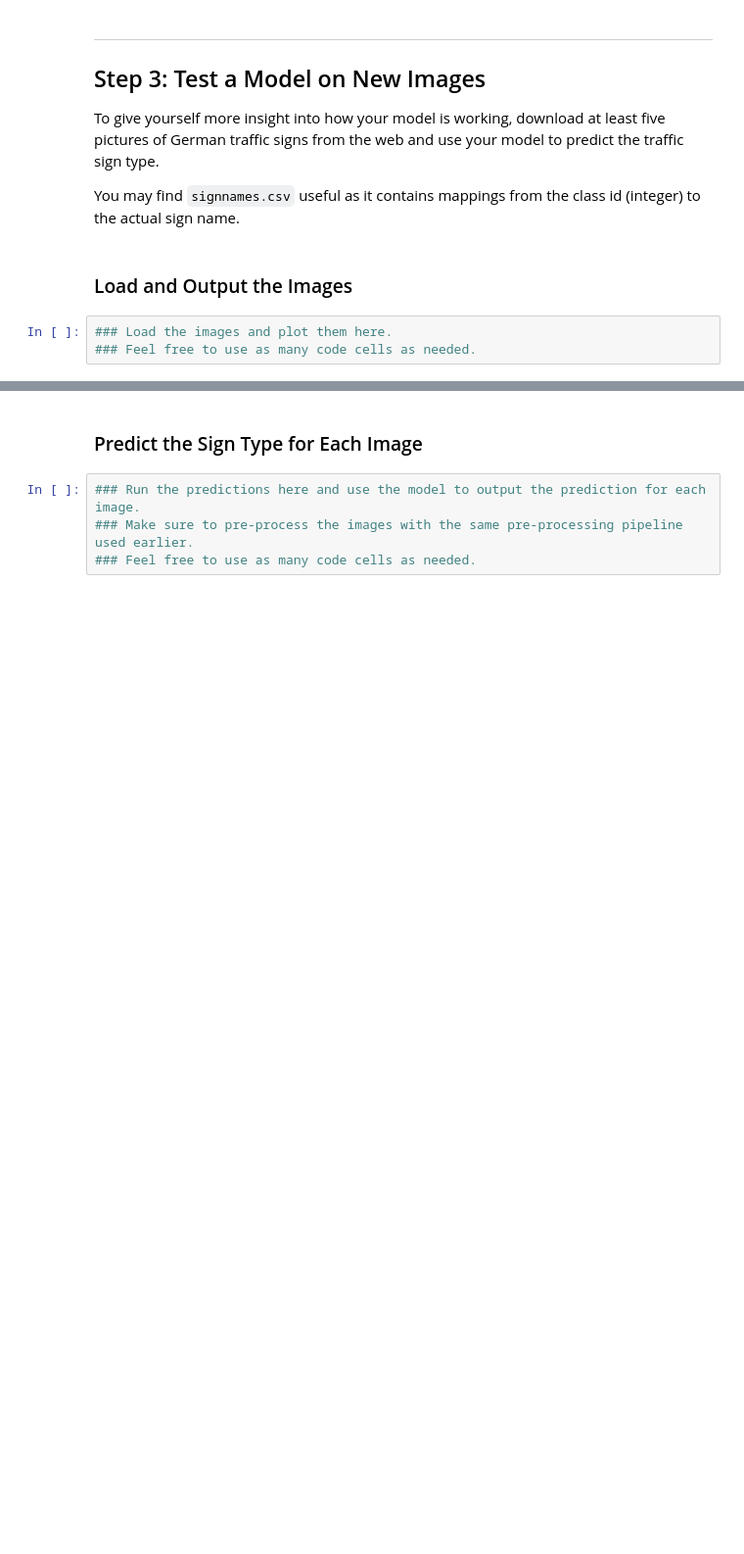
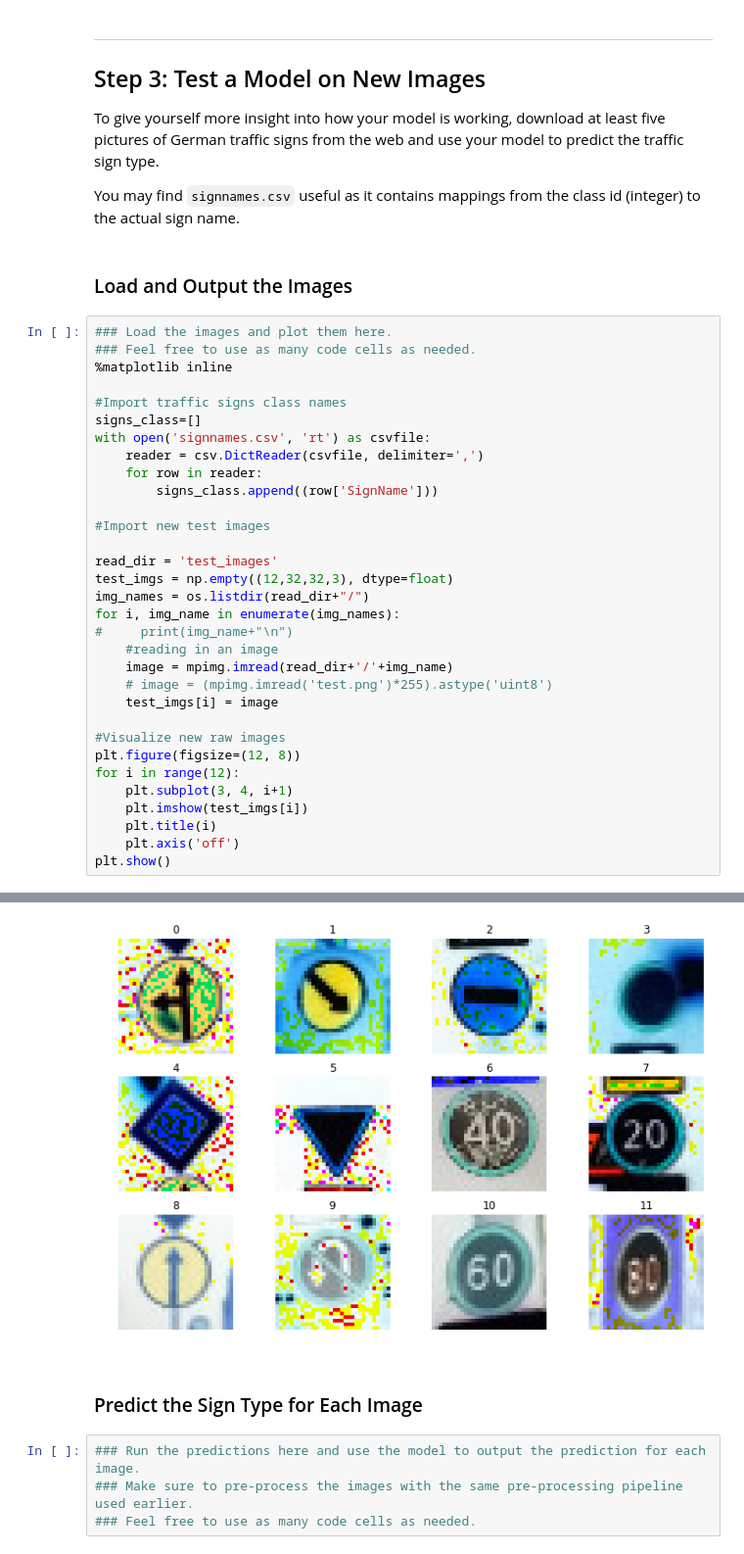
Before and after one commit to sim4life/CarND-Traffic-Sign-Classifier-Project, a Jupyter notebook: Traffic_Sign_Classifier.ipynb, the cells around one changed output, grey strips where cells are left out. Shown: that part at 98% size. Drawn from its saved outputs; the diff is of its cells as text; blank space fills up the shorter version.

```diff
--- a/Traffic_Sign_Classifier.ipynb
+++ b/Traffic_Sign_Classifier.ipynb
@@ -333,6 +397,36 @@ To give yourself more insight into how your model is working, download at least
 You may find `signnames.csv` useful as it contains mappings from the class id (integer) to the actual sign name.
 # %% [markdown]
 ### Load and Output the Images
-# %%
-### Load the images and plot them here.
-### Feel free to use as many code cells as needed.
+# %%
+### Load the images and plot them here.
+### Feel free to use as many code cells as needed.
+%matplotlib inline
+
+#Import traffic signs class names
+signs_class=[]
+with open('signnames.csv', 'rt') as csvfile:
+    reader = csv.DictReader(csvfile, delimiter=',')
+    for row in reader:
+        signs_class.append((row['SignName']))
+
+#Import new test images
+
+read_dir = 'test_images'
+test_imgs = np.empty((12,32,32,3), dtype=float)
+img_names = os.listdir(read_dir+"/")
+for i, img_name in enumerate(img_names):
+#     print(img_name+"\n")
+    #reading in an image
+    image = mpimg.imread(read_dir+'/'+img_name)
+    # image = (mpimg.imread('test.png')*255).astype('uint8')
+    test_imgs[i] = image
+
+#Visualize new raw images
+plt.figure(figsize=(12, 8))
+for i in range(12):
+    plt.subplot(3, 4, i+1)
+    plt.imshow(test_imgs[i])
+    plt.title(i)
+    plt.axis('off')
+plt.show()
+# %% [output]
@@ -339,3 +450,4 @@ You may find `signnames.csv` useful as it contains mappings from the class id (i
+[figure, added]
 # %% [markdown]
 ### Predict the Sign Type for Each Image
 # %%
```
Also changed, not shown: parts of 10 cells of this notebook, 13 other files.
